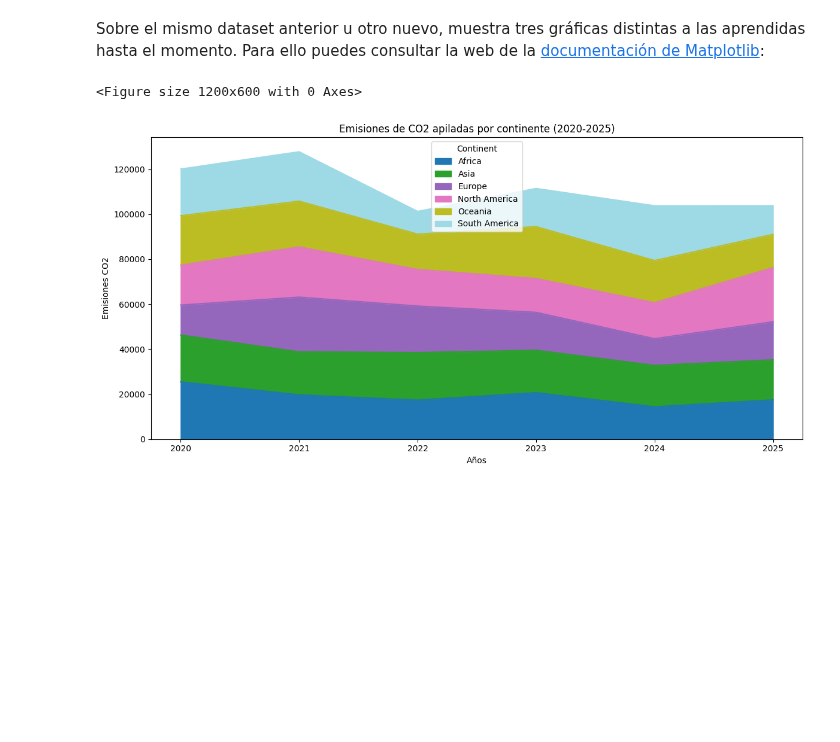
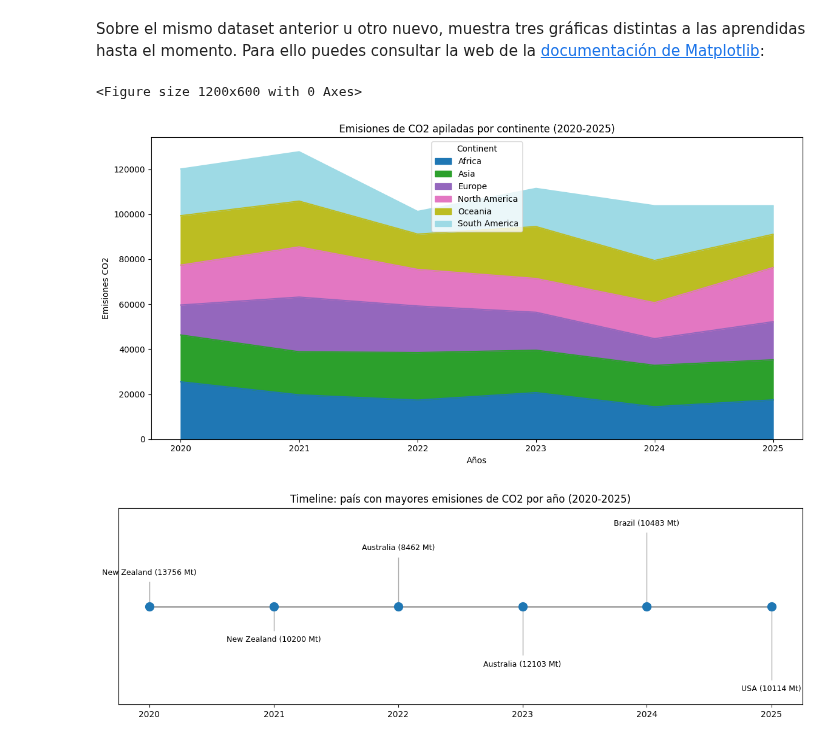
Before and after one commit to JavierPeraltaAzagra/Big-Data-e-IA, a Jupyter notebook: Programacion de IA/MatplotLib/Ejercicios básicos/03-Matplotlib_Ejercicios_3.ipynb, the cells around one changed output. Drawn from its saved outputs; the diff is of its cells as text; code cells hidden in the pictures; blank space fills up the shorter version.

```diff
--- a/Programacion de IA/MatplotLib/Ejercicios básicos/03-Matplotlib_Ejercicios_3.ipynb
+++ b/Programacion de IA/MatplotLib/Ejercicios básicos/03-Matplotlib_Ejercicios_3.ipynb
@@ -215,16 +217,63 @@ plt.show()
 ## Ejercicio 11
 # %% [markdown]
 Sobre el mismo dataset anterior u otro nuevo, muestra tres gráficas distintas a las aprendidas hasta el momento. Para ello puedes consultar la web de la [documentación de Matplotlib](https://matplotlib.org/stable/gallery/index.html):
-# %%
-co2_anyo_continente = df.groupby(['Year','Continent'])['CO2_Emissions(Mt)'].sum().unstack(fill_value=0).sort_index()
-
-plt.figure(figsize=(12,6))
-co2_anyo_continente.plot(kind='area', stacked=True, figsize=(12,6), cmap='tab20')
-plt.title('Emisiones de CO2 apiladas por continente (2020-2025)')
-plt.xlabel('Años')
-plt.ylabel('Emisiones CO2')
-plt.tight_layout()
-plt.show()
-# %% [output]
-<Figure size 1200x600 with 0 Axes>
-[figure, removed]
+# %%
+# Gráfico de área apilada: emisiones de CO2 por continente a lo largo de los años
+co2_anyo_continente = df.groupby(['Year','Continent'])['CO2_Emissions(Mt)'].sum().unstack(fill_value=0).sort_index()
+
+plt.figure(figsize=(12,6))
+co2_anyo_continente.plot(kind='area', stacked=True, figsize=(12,6), cmap='tab20')
+plt.title('Emisiones de CO2 apiladas por continente (2020-2025)')
+plt.xlabel('Años')
+plt.ylabel('Emisiones CO2')
+plt.tight_layout()
+plt.show()
+
+# Gráfico timeline: país con mayores emisiones de CO2 por año
+# Para cada año, tomar el país con mayores emisiones de CO2
+years = sorted(df['Year'].unique())
+events = []
+for y in years:
+    dfi = df[df['Year'] == y]
+    co2_by_country = dfi.groupby('Country')['CO2_Emissions(Mt)'].sum()
+    top_country = co2_by_country.idxmax()
+    top_val = co2_by_country.max()
+    events.append({'date': datetime(int(y), 1, 1), 'label': f"{top_country} ({top_val:.0f} Mt)"})
+
+# preparar datos para el timeline
+dates = [e['date'] for e in events]
+labels = [f"{e['label']}" for e in events]
+n = len(dates)
+
+# niveles para distribuir etiquetas por encima/por debajo de la línea
+levels = np.tile([1, -1, 2, -2, 3, -3], int(np.ceil(n/6)))[:n]
+
+fig, ax = plt.subplots(figsize=(12, 4))
+# línea base del timeline
+ax.hlines(0, dates[0], dates[-1], color='tab:gray', alpha=0.7, linewidth=2)
+# líneas verticales hacia cada evento
+for d, lvl in zip(dates, levels):
+    ax.vlines(d, 0, lvl, color='tab:gray', alpha=0.7, linewidth=1)
+# puntos en la línea temporal
+ax.scatter(dates, np.zeros(n), s=100, color='tab:blue', zorder=3)
+
+# anotaciones (etiquetas) encima/abajo según level
+for d, l, lab in zip(dates, levels, labels):
+    va = 'bottom' if l > 0 else 'top'
+    offset = 6 if l > 0 else -6
+    ax.annotate(lab, xy=(d, l), xytext=(0, offset), textcoords='offset points', ha='center', va=va, fontsize=9, rotation=0)
+
+# formatear eje x para mostrar los años
+ax.xaxis.set_major_locator(mdates.YearLocator())
+ax.xaxis.set_major_formatter(mdates.DateFormatter('%Y'))
+plt.setp(ax.get_xticklabels(), rotation=0, ha='center')
+
+ax.set_ylim(-4, 4)
+ax.set_yticks([])
+ax.set_title('Timeline: país con mayores emisiones de CO2 por año (2020-2025)')
+plt.tight_layout()
+plt.show()
+# %% [output]
+<Figure size 1200x600 with 0 Axes>
+[figure, added]
+[figure, added]
```
Also changed, not shown: parts of 1 cell of this notebook.
